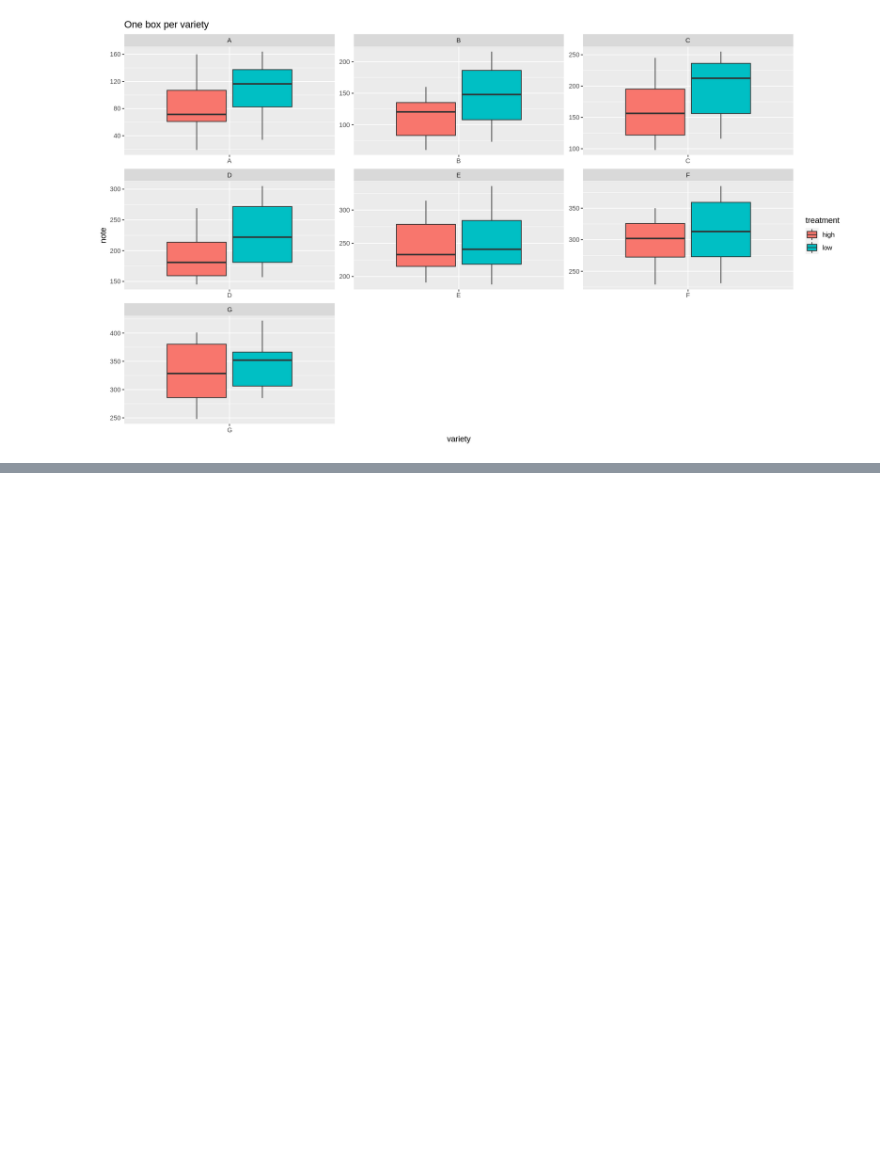
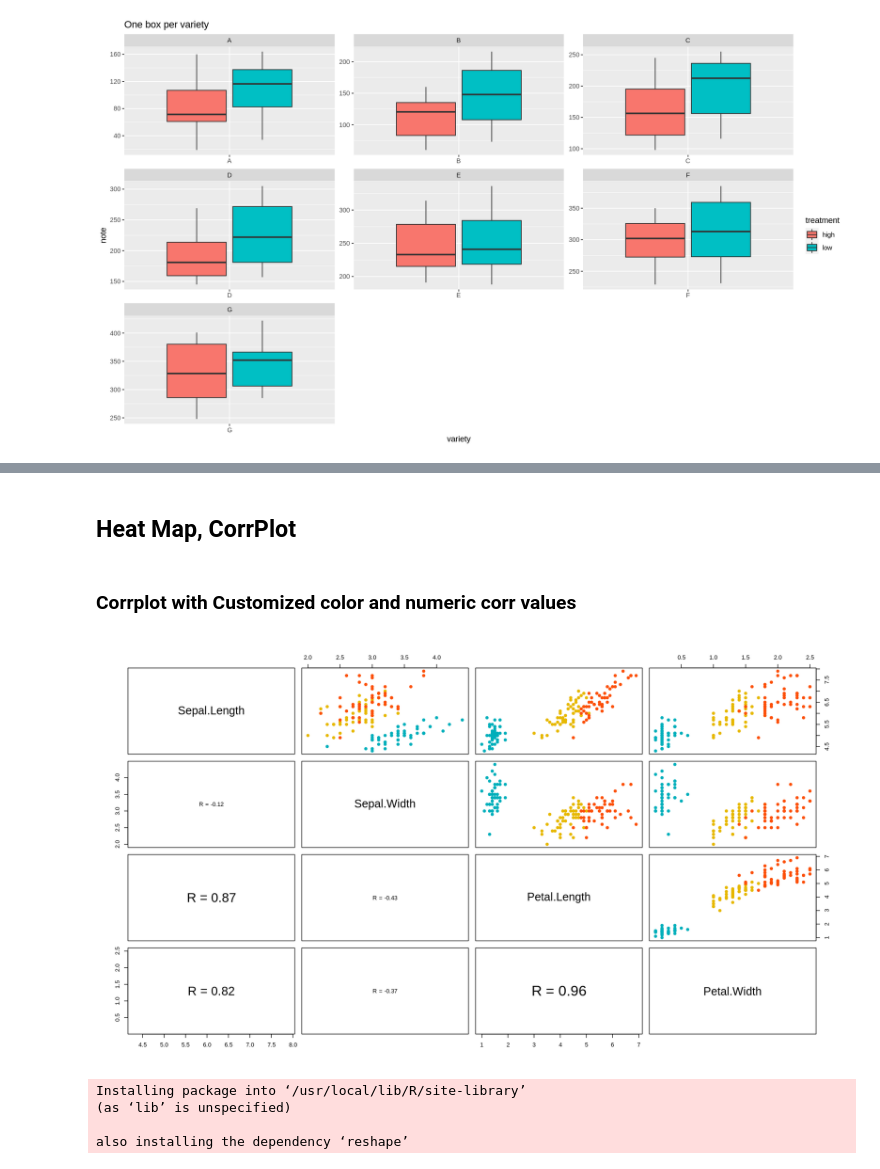
Before and after one commit to sarker2018/Data-Visualisation-with-Python-and-R, a Jupyter notebook: R_Visualisation.ipynb, the cells around one changed output, grey strips where cells are left out. Cells and saved outputs as stored; diff of their text form; code cells hidden in the pictures; blank space fills up the shorter version.

```diff
--- a/R_Visualisation.ipynb
+++ b/R_Visualisation.ipynb
@@ -272,0 +290,33 @@ A data.frame: 100 × 3
+# %% [markdown]
+## Heat Map, CorrPlot
+# %% [markdown]
+### Corrplot with Customized color and numeric corr values
+# %%
+my_cols <- c("#00AFBB", "#E7B800", "#FC4E07")
+
+# Correlation panel
+panel.cor <- function(x, y){
+    usr <- par("usr"); on.exit(par(usr))
+    par(usr = c(0, 1, 0, 1))
+    r <- round(cor(x, y), digits=2)
+    txt <- paste0("R = ", r)
+    cex.cor <- 0.8/strwidth(txt)
+    text(0.5, 0.5, txt, cex = cex.cor * r)
+}
+# Customize upper panel
+upper.panel<-function(x, y){
+  points(x,y, pch = 19, col = my_cols[iris$Species])
+}
+# Create the plots
+pairs(iris[,1:4],
+      lower.panel = panel.cor,
+      upper.panel = upper.panel)
+# %% [output]
+[figure, added]
+# %%
+install.packages('GGally')
+# %% [output]
+Installing package into ‘/usr/local/lib/R/site-library’
+(as ‘lib’ is unspecified)
+
+also installing the dependency ‘reshape’
```
Also changed, not shown: parts of 4 cells of this notebook.
